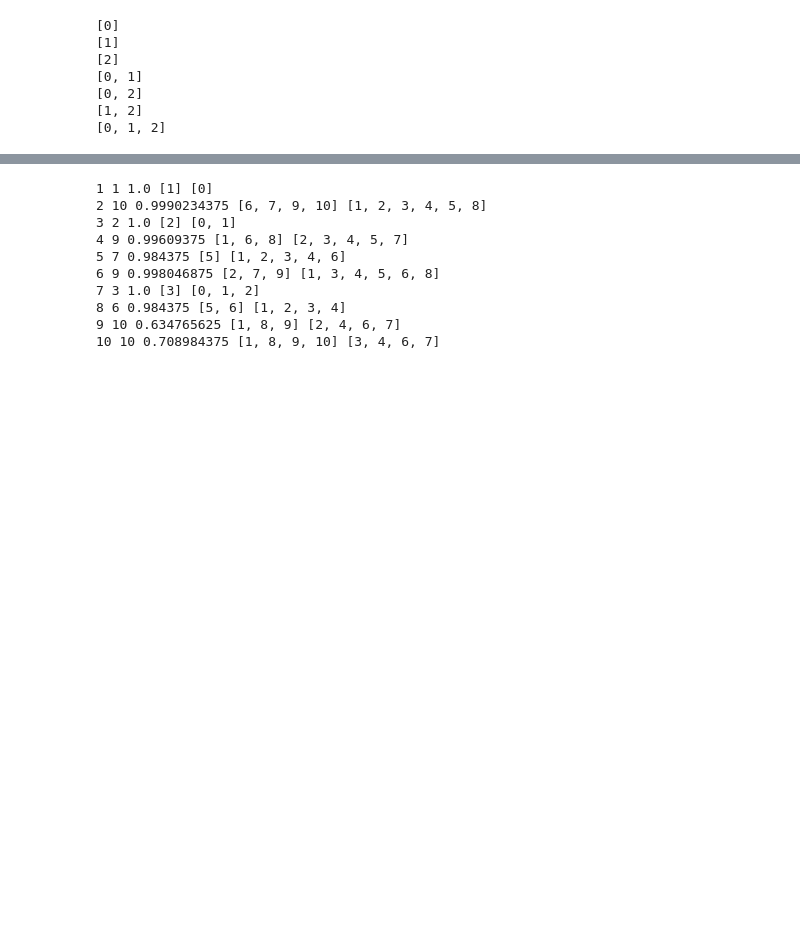
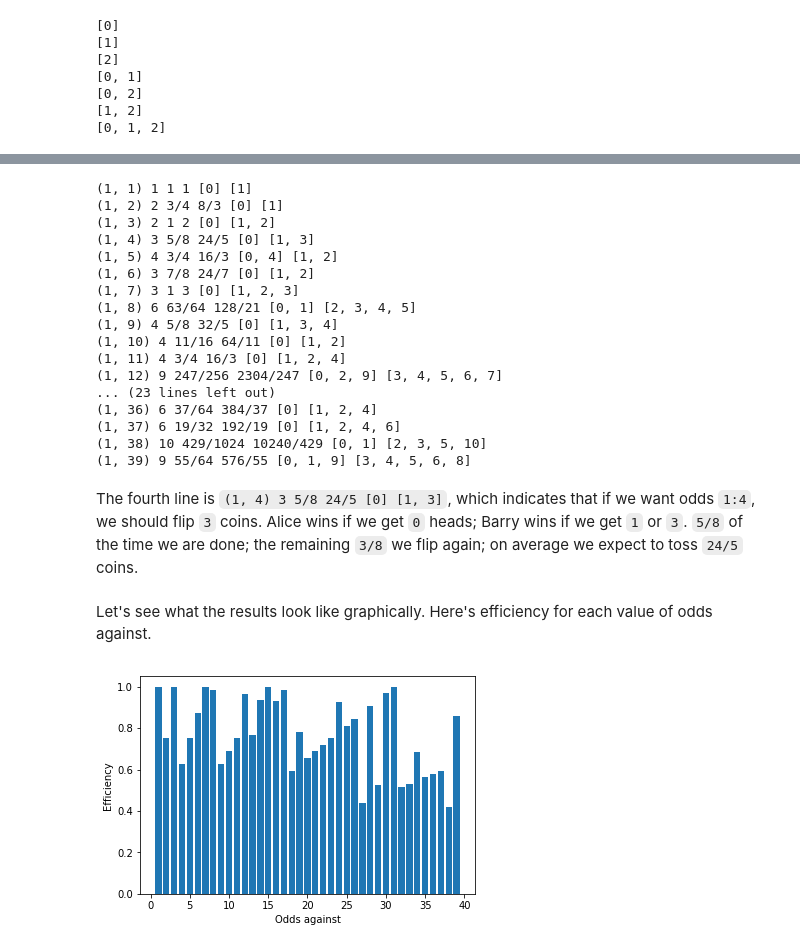
Before and after one commit to AllenDowney/ProbablyOverthinkingIt2, a Jupyter notebook: unfair_coins.ipynb, the cells around one changed output, grey strips where cells are left out. Drawn from its saved outputs; the diff is of its cells as text; code cells hidden in the pictures; blank space fills up the shorter version.

Commit message:
Updating fair coins

```diff
--- a/unfair_coins.ipynb
+++ b/unfair_coins.ipynb
@@ -97,4 +151,4 @@ def enumerate_rows(n):
 # %%
-for result in enumerate_rows(3):
+for result in enumerate_rows(2):
     print(result)
 # %% [output]
@@ -118,10 +181,9 @@ for result in enumerate_rows(3):
 # %%
 best = {}
-absent = (-np.inf,)
+absent = (np.inf,)
 
 for result in enumerate_rows(10):
-    eff, i, win, lose, numer, denom = result
-    key = numer, denom
-    t = best.get(key, absent)
-    if result > t:
-        best[key] = result
+    odds = result[-1]
+    t = best.get(odds, absent)
+    if result < t:
+        best[odds] = result
@@ -128,16 +192,32 @@ for result in enumerate_rows(10):
 # %%
-for odds in range(1, 11):
-    result = best[1, odds]
-    eff, i, win, lose, numer, denom = result
-    print(odds, -i, eff, win, lose)
+res = []
+
+for denom in range(1, 40):
+    result = best[1, denom]
+    expected_coins, n_coins, efficiency, win, lose, odds = result
+    print(odds, n_coins, efficiency, expected_coins, win, lose)
+    res.append((denom, efficiency, expected_coins))
 # %% [output]
-1 1 1.0 [1] [0]
-2 10 0.9990234375 [6, 7, 9, 10] [1, 2, 3, 4, 5, 8]
-3 2 1.0 [2] [0, 1]
-4 9 0.99609375 [1, 6, 8] [2, 3, 4, 5, 7]
-5 7 0.984375 [5] [1, 2, 3, 4, 6]
-6 9 0.998046875 [2, 7, 9] [1, 3, 4, 5, 6, 8]
-7 3 1.0 [3] [0, 1, 2]
-8 6 0.984375 [5, 6] [1, 2, 3, 4]
-9 10 0.634765625 [1, 8, 9] [2, 4, 6, 7]
-10 10 0.708984375 [1, 8, 9, 10] [3, 4, 6, 7]
+(1, 1) 1 1 1 [0] [1]
+(1, 2) 2 3/4 8/3 [0] [1]
+(1, 3) 2 1 2 [0] [1, 2]
+(1, 4) 3 5/8 24/5 [0] [1, 3]
+(1, 5) 4 3/4 16/3 [0, 4] [1, 2]
+(1, 6) 3 7/8 24/7 [0] [1, 2]
+(1, 7) 3 1 3 [0] [1, 2, 3]
+(1, 8) 6 63/64 128/21 [0, 1] [2, 3, 4, 5]
+(1, 9) 4 5/8 32/5 [0] [1, 3, 4]
+(1, 10) 4 11/16 64/11 [0] [1, 2]
+(1, 11) 4 3/4 16/3 [0] [1, 2, 4]
+(1, 12) 9 247/256 2304/247 [0, 2, 9] [3, 4, 5, 6, 7]
+... (23 lines left out)
+(1, 36) 6 37/64 384/37 [0] [1, 2, 4]
+(1, 37) 6 19/32 192/19 [0] [1, 2, 4, 6]
+(1, 38) 10 429/1024 10240/429 [0, 1] [2, 3, 5, 10]
+(1, 39) 9 55/64 576/55 [0, 1, 9] [3, 4, 5, 6, 8]
+# %% [markdown]
+The fourth line is `(1, 4) 3 5/8 24/5 [0] [1, 3]`, which indicates that if we want odds `1:4`, we should flip `3` coins.  Alice wins if we get `0` heads; Barry wins if we get `1` or `3`.  `5/8` of the time we are done; the remaining `3/8` we flip again; on average we expect to toss `24/5` coins.
+# %% [markdown]
+Let's see what the results look like graphically.  Here's efficiency for each value of odds against.
+# %%
+odds, effs, coins = np.array(res).T
@@ -143,0 +226,6 @@ for odds in range(1, 11):
+# %%
+plt.bar(odds, effs)
+plt.xlabel('Odds against')
+plt.ylabel('Efficiency');
+# %% [output]
+[figure, added]
```
Also changed, not shown: parts of 31 cells of this notebook.
